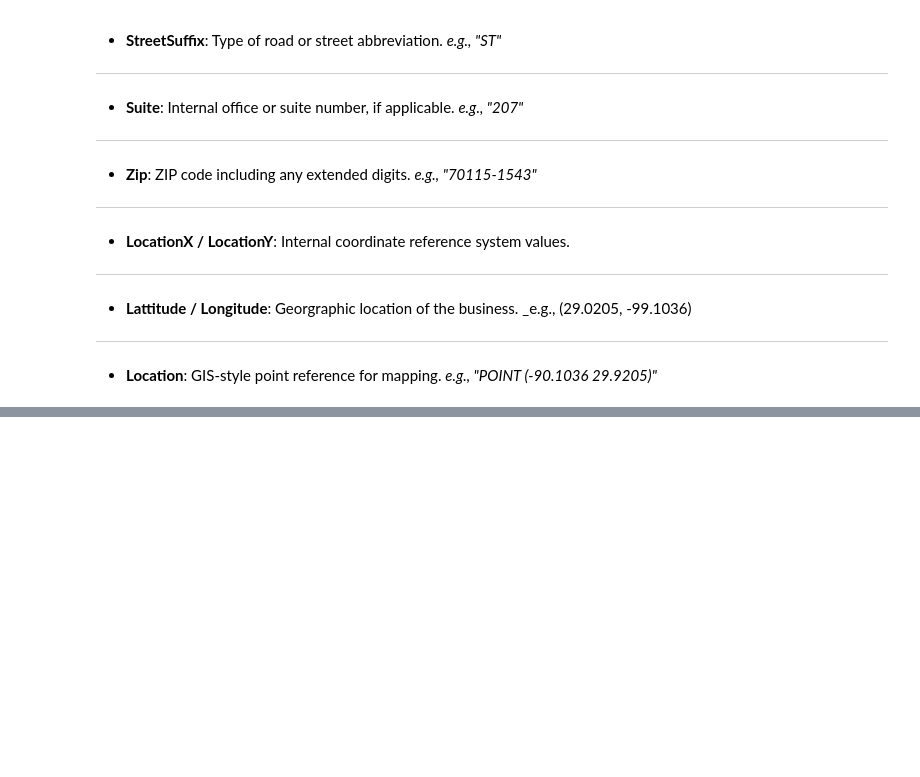
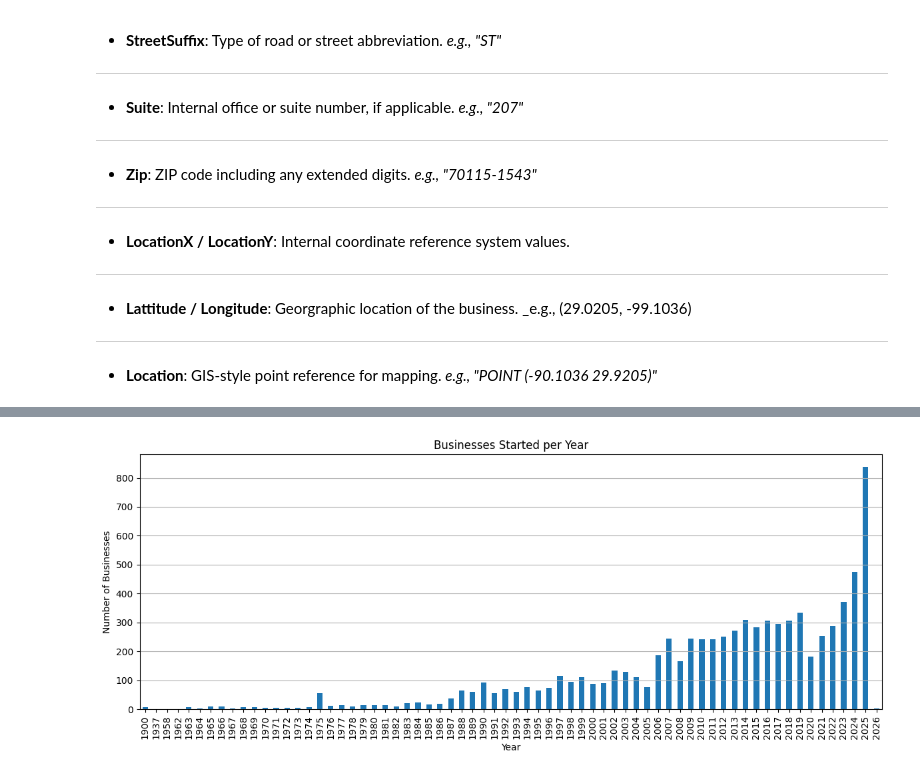
Before and after one commit to HCBrooks-lab/nola_occ_lic25, a Jupyter notebook: nola_occ_lic_analysis.ipynb, the cells around one changed output, grey strips where cells are left out. Cells and saved outputs as stored; diff of their text form; code cells hidden in the pictures; blank space fills up the shorter version.

```diff
--- a/nola_occ_lic_analysis.ipynb
+++ b/nola_occ_lic_analysis.ipynb
@@ -188,0 +298,14 @@ To better interpet the dataseet, this section provides descriptions of each colu
+# %%
+df['start_year'] = df['business_start_date'].dt.year
+# %%
+df['start_year'].value_counts().sort_index().plot(
+    kind='bar',
+    figsize=(12,5),
+    title='Businesses Started per Year')
+plt.xlabel('Year')
+plt.ylabel('Number of Businesses')
+plt.grid(axis='y')
+plt.tight_layout()
+plt.show()
+# %% [output]
+[figure, added]
```
Also changed, not shown: parts of 24 cells of this notebook.
